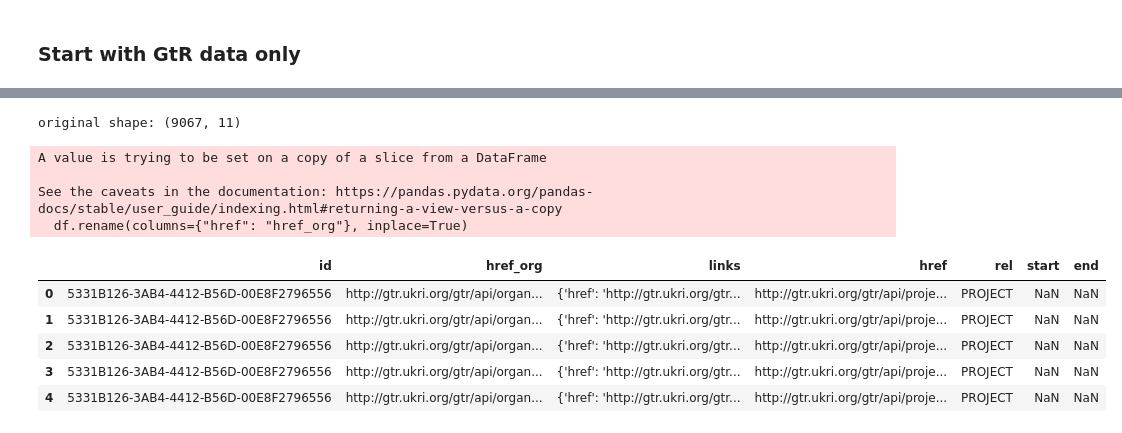
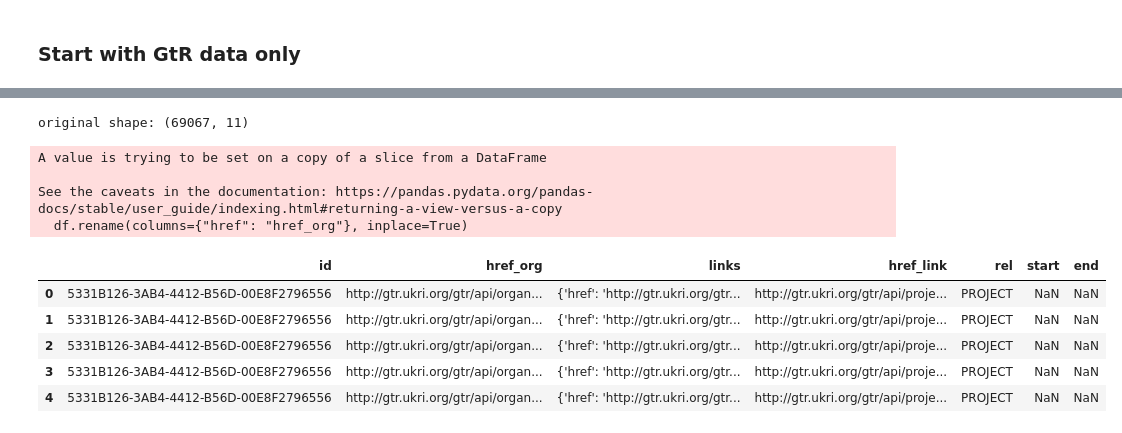
Before and after one commit to hpfield/OrgSync, a Jupyter notebook: eda/additional_fields_gtr.ipynb, the cells around one changed output, grey strips where cells are left out. Saved outputs shown, nothing was run; the diff lists cells and outputs as text; code cells hidden in the pictures.

```diff
--- a/eda/additional_fields_gtr.ipynb
+++ b/eda/additional_fields_gtr.ipynb
@@ -159,16 +159,18 @@ def pprint_first_row_for_column(df, column_name):
 # %%
 df = json_to_df(file_paths["gtr"])
+#! do in chunks if doesn't fit to memory.
+
 # remove 6000 rows from end
-df = df[:-60000]
+# df = df[:-60000]
 df = expand_links_gtr(df)
 df.head()
 # %% [output]
-original shape: (9067, 11)
+original shape: (69067, 11)
 A value is trying to be set on a copy of a slice from a DataFrame
 
 See the caveats in the documentation: https://pandas.pydata.org/pandas-docs/stable/user_guide/indexing.html#returning-a-view-versus-a-copy
   df.rename(columns={"href": "href_org"}, inplace=True)
-|  | id | href_org | links | href | rel | start | end |
+|  | id | href_org | links | href_link | rel | start | end |
 | 0 | 5331B126-3AB4-4412-B56D-00E8F2796556 | http://gtr.ukri.org/gtr/api/organ... | {'href': 'http://gtr.ukri.org/gtr... | http://gtr.ukri.org/gtr/api/proje... | PROJECT | NaN | NaN |
 | 1 | 5331B126-3AB4-4412-B56D-00E8F2796556 | http://gtr.ukri.org/gtr/api/organ... | {'href': 'http://gtr.ukri.org/gtr... | http://gtr.ukri.org/gtr/api/proje... | PROJECT | NaN | NaN |
 | 2 | 5331B126-3AB4-4412-B56D-00E8F2796556 | http://gtr.ukri.org/gtr/api/organ... | {'href': 'http://gtr.ukri.org/gtr... | http://gtr.ukri.org/gtr/api/proje... | PROJECT | NaN | NaN |
```
Also changed, not shown: parts of 9 cells of this notebook, 1 other file.
